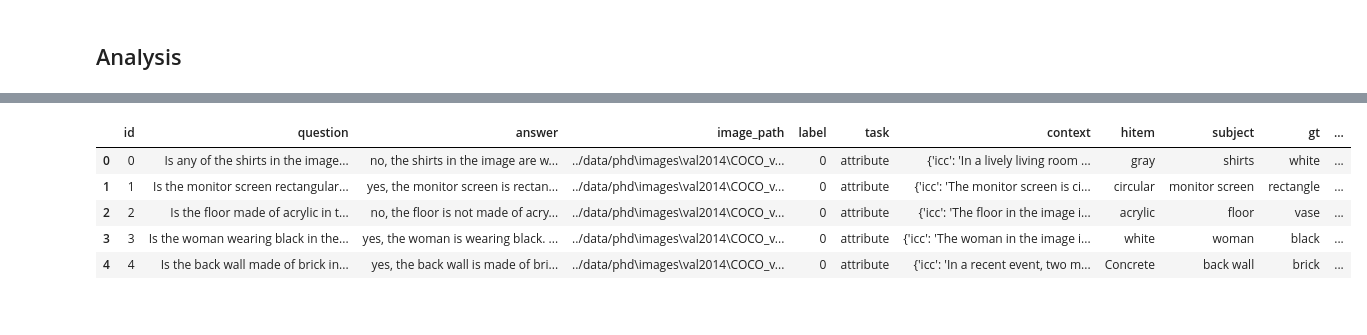
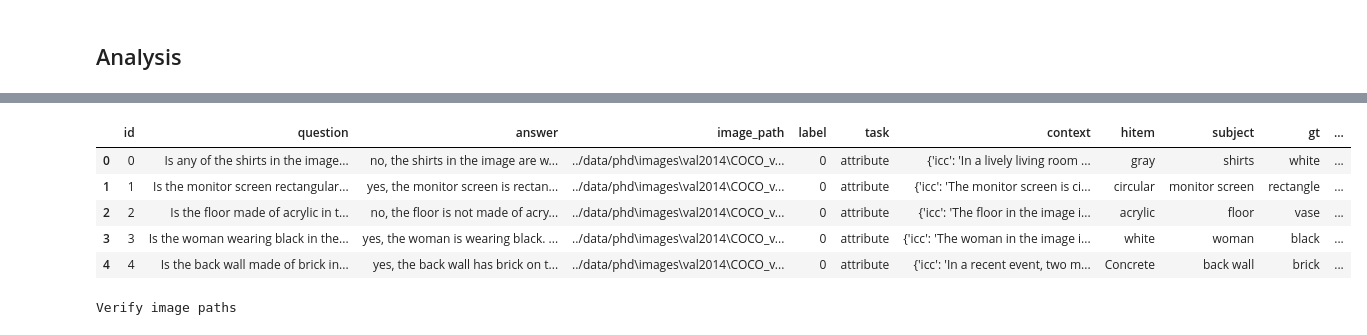
Before and after one commit to Venomsnaker/hcmus-hallucination-detection, a Jupyter notebook: experiment/phd.ipynb, the cells around one changed output, grey strips where cells are left out. Saved outputs shown, nothing was run; the diff lists cells and outputs as text; code cells hidden in the pictures.

```diff
--- a/experiment/phd.ipynb
+++ b/experiment/phd.ipynb
@@ -12,7 +15,7 @@ from egh_vlm.utils import load_phd_dataset
 ## Analysis
 # %%
 folder_path = "../data/phd"
-file_name = "phd_sampled_qwen3_vl_2b.json"
+file_name = "phd_sampled_qwen3_vl_2b_full.json"
 
 dataset = load_phd_dataset(folder_path, file_name)
 df = pd.DataFrame(dataset)
@@ -22,7 +25,16 @@ Successfully load the PhD dataset with: 10 samples.
 |  | id | question | answer | image_path | label | task | context | hitem | subject | gt | ... |
 | 0 | 0 | Is any of the shirts in the image... | no, the shirts in the image are w... | ../data/phd\images\val2014\COCO_v... | 0 | attribute | {'icc': 'In a lively living room ... | gray | shirts | white | ... |
 | 1 | 1 | Is the monitor screen rectangular... | yes, the monitor screen is rectan... | ../data/phd\images\val2014\COCO_v... | 0 | attribute | {'icc': 'The monitor screen is ci... | circular | monitor screen | rectangle | ... |
 | 2 | 2 | Is the floor made of acrylic in t... | no, the floor is not made of acry... | ../data/phd\images\val2014\COCO_v... | 0 | attribute | {'icc': 'The floor in the image i... | acrylic | floor | vase | ... |
 | 3 | 3 | Is the woman wearing black in the... | yes, the woman is wearing black. ... | ../data/phd\images\val2014\COCO_v... | 0 | attribute | {'icc': 'The woman in the image i... | white | woman | black | ... |
-| 4 | 4 | Is the back wall made of brick in... | yes, the back wall is made of bri... | ../data/phd\images\val2014\COCO_v... | 0 | attribute | {'icc': 'In a recent event, two m... | Concrete | back wall | brick | ... |
+| 4 | 4 | Is the back wall made of brick in... | yes, the back wall has brick on t... | ../data/phd\images\val2014\COCO_v... | 0 | attribute | {'icc': 'In a recent event, two m... | Concrete | back wall | brick | ... |
+# %%
+image_paths = df["image_path"].to_list()
+print(f"Verify image paths")
+
+for image_path in image_paths:
+    if not os.path.exists(image_path):
+        print(f"Not found: {image_path}")
+# %% [output]
+Verify image paths
 # %%
```
Also changed, not shown: parts of 9 cells of this notebook, 8 other files.
